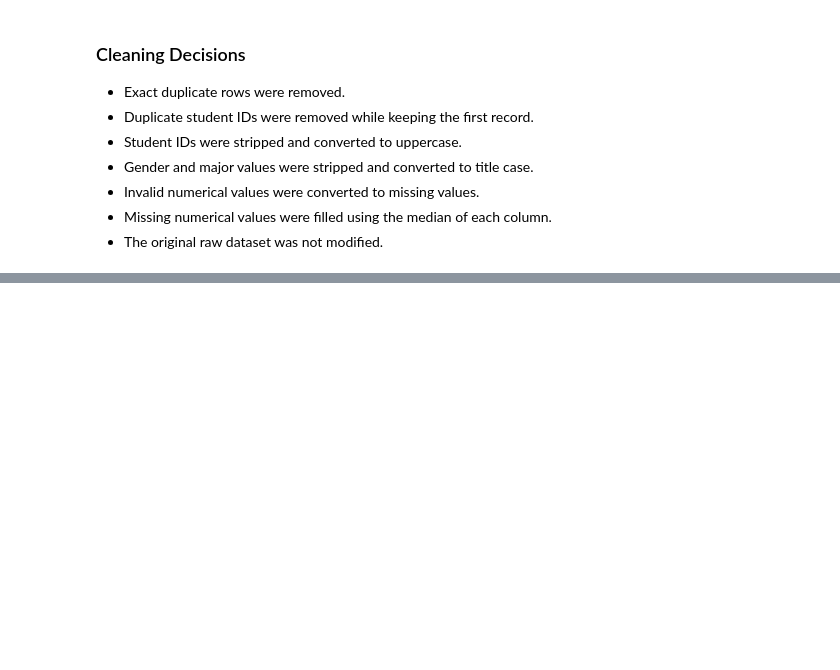
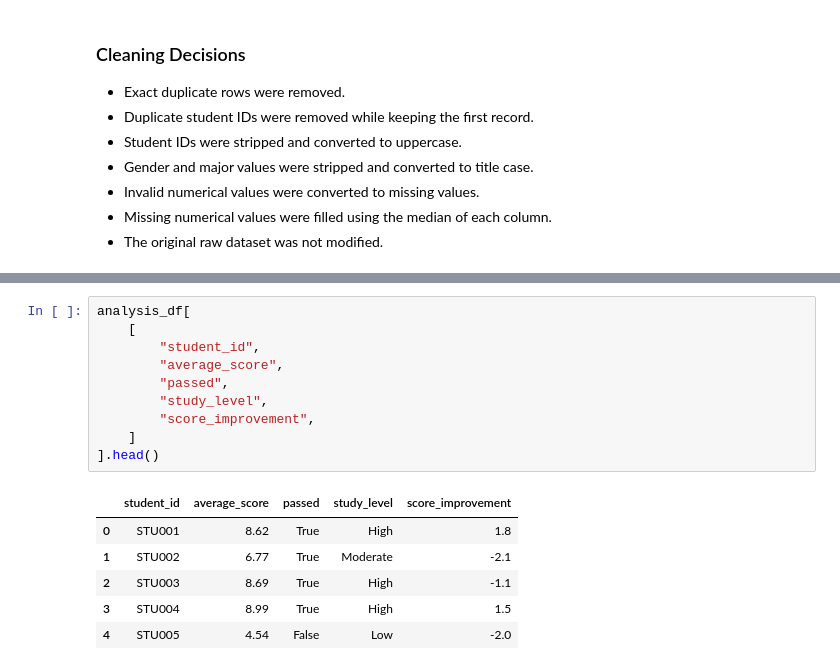
Before and after one commit to MinhDuyenTran/machine_learning, a Jupyter notebook: python-for-ml/mini_projects/student_performance/notebooks/student_performce_analysis.ipynb, the cells around one changed output, grey strips where cells are left out. Cells and saved outputs as stored; diff of their text form; blank space fills up the shorter version.

```diff
--- a/python-for-ml/mini_projects/student_performance/notebooks/student_performce_analysis.ipynb
+++ b/python-for-ml/mini_projects/student_performance/notebooks/student_performce_analysis.ipynb
@@ -657,0 +724,17 @@ Duplicate IDs: 0
+# %%
+analysis_df[
+    [
+        "student_id",
+        "average_score",
+        "passed",
+        "study_level",
+        "score_improvement",
+    ]
+].head()
+# %% [output]
+|  | student_id | average_score | passed | study_level | score_improvement |
+| 0 | STU001 | 8.62 | True | High | 1.8 |
+| 1 | STU002 | 6.77 | True | Moderate | -2.1 |
+| 2 | STU003 | 8.69 | True | High | -1.1 |
+| 3 | STU004 | 8.99 | True | High | 1.5 |
+| 4 | STU005 | 4.54 | False | Low | -2.0 |
```
Also changed, not shown: parts of 34 cells of this notebook, 1 other file.
